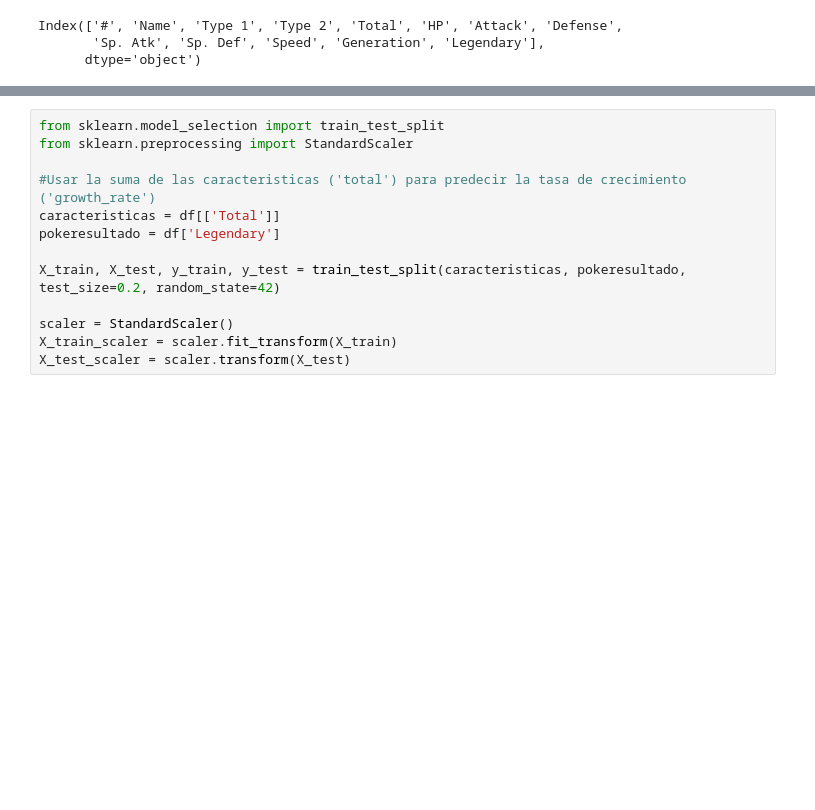
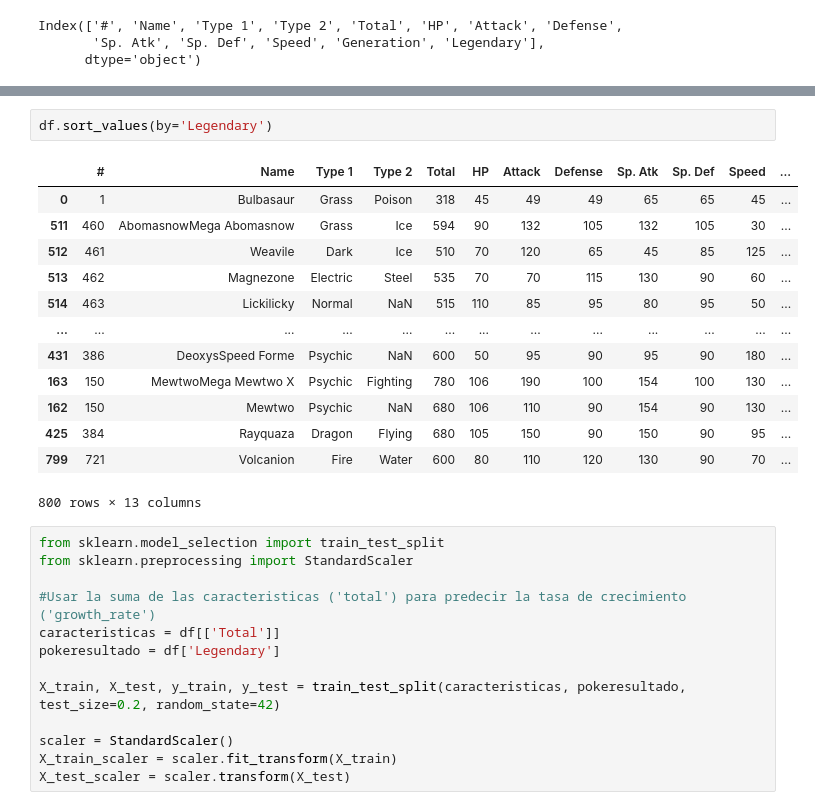
Before and after one commit to PabloRoblesA/App_StreamLit, a Jupyter notebook: src/explore.ipynb, the cells around one changed output, grey strips where cells are left out. Drawn from its saved outputs; the diff is of its cells as text; blank space fills up the shorter version.

```diff
--- a/src/explore.ipynb
+++ b/src/explore.ipynb
@@ -89,3 +64,19 @@ hint: See above for details.
+# %%
+df.sort_values(by='Legendary')
+# %% [output]
+|  | # | Name | Type 1 | Type 2 | Total | HP | Attack | Defense | Sp. Atk | Sp. Def | Speed | ... |
+| 0 | 1 | Bulbasaur | Grass | Poison | 318 | 45 | 49 | 49 | 65 | 65 | 45 | ... |
+| 511 | 460 | AbomasnowMega Abomasnow | Grass | Ice | 594 | 90 | 132 | 105 | 132 | 105 | 30 | ... |
+| 512 | 461 | Weavile | Dark | Ice | 510 | 70 | 120 | 65 | 45 | 85 | 125 | ... |
+| 513 | 462 | Magnezone | Electric | Steel | 535 | 70 | 70 | 115 | 130 | 90 | 60 | ... |
+| 514 | 463 | Lickilicky | Normal | NaN | 515 | 110 | 85 | 95 | 80 | 95 | 50 | ... |
+| ... | ... | ... | ... | ... | ... | ... | ... | ... | ... | ... | ... | ... |
+| 431 | 386 | DeoxysSpeed Forme | Psychic | NaN | 600 | 50 | 95 | 90 | 95 | 90 | 180 | ... |
+| 163 | 150 | MewtwoMega Mewtwo X | Psychic | Fighting | 780 | 106 | 190 | 100 | 154 | 100 | 130 | ... |
+| 162 | 150 | Mewtwo | Psychic | NaN | 680 | 106 | 110 | 90 | 154 | 90 | 130 | ... |
+| 425 | 384 | Rayquaza | Dragon | Flying | 680 | 105 | 150 | 90 | 150 | 90 | 95 | ... |
+| 799 | 721 | Volcanion | Fire | Water | 600 | 80 | 110 | 120 | 130 | 90 | 70 | ... |
+800 rows × 13 columns
 # %%
 from sklearn.model_selection import train_test_split
 from sklearn.preprocessing import StandardScaler
```
Also changed, not shown: parts of 2 cells of this notebook.
